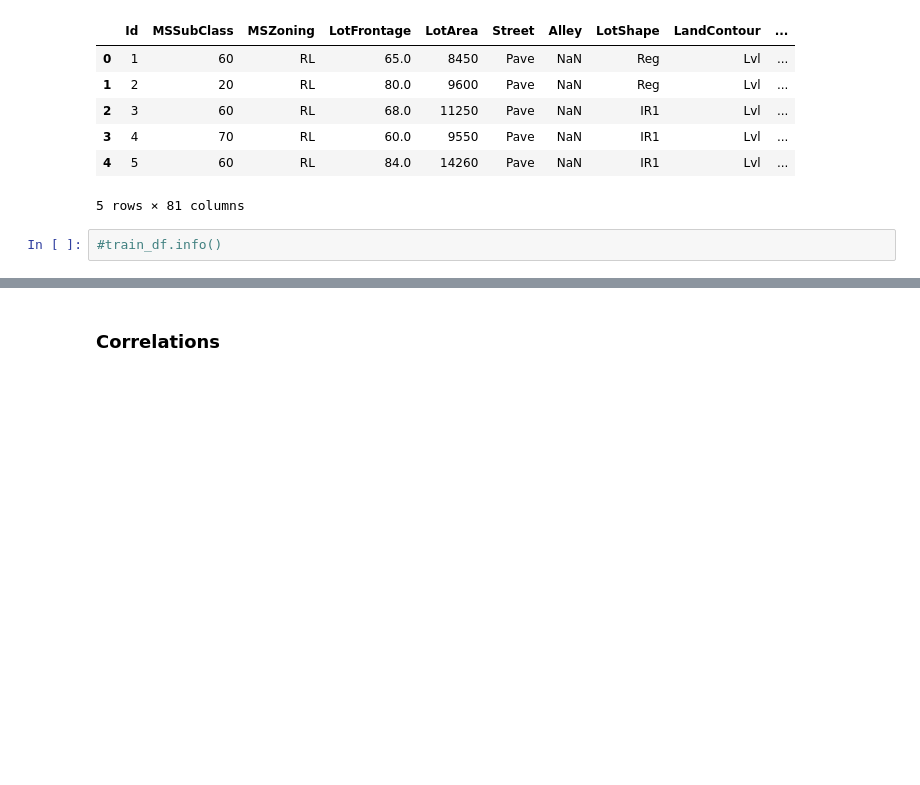
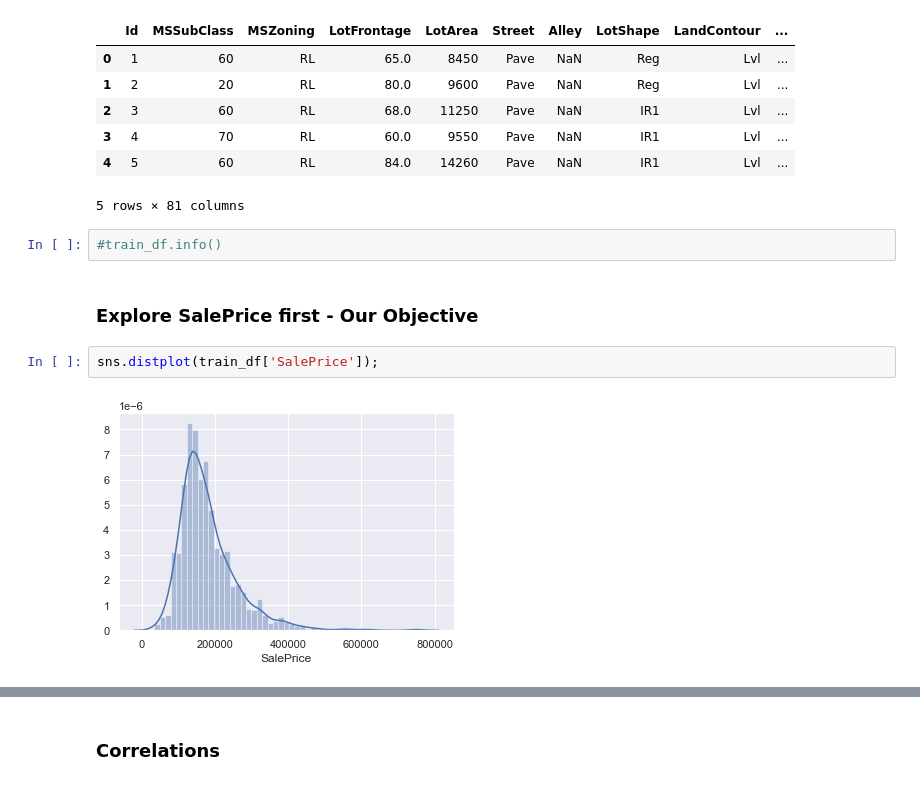
Before and after one commit to Sasafrass/kaggle, a Jupyter notebook: house_prices/house_prices.ipynb, the cells around one changed output, grey strips where cells are left out. Saved outputs shown, nothing was run; the diff lists cells and outputs as text; blank space fills up the shorter version.

```diff
--- a/house_prices/house_prices.ipynb
+++ b/house_prices/house_prices.ipynb
@@ -43,3 +52,9 @@ train_df.head()
 5 rows × 81 columns
 # %%
 #train_df.info()
+# %% [markdown]
+### Explore SalePrice first - Our Objective
+# %%
+sns.distplot(train_df['SalePrice']);
+# %% [output]
+[figure, added]
```
Also changed, not shown: parts of 71 cells of this notebook, 1 other file.
